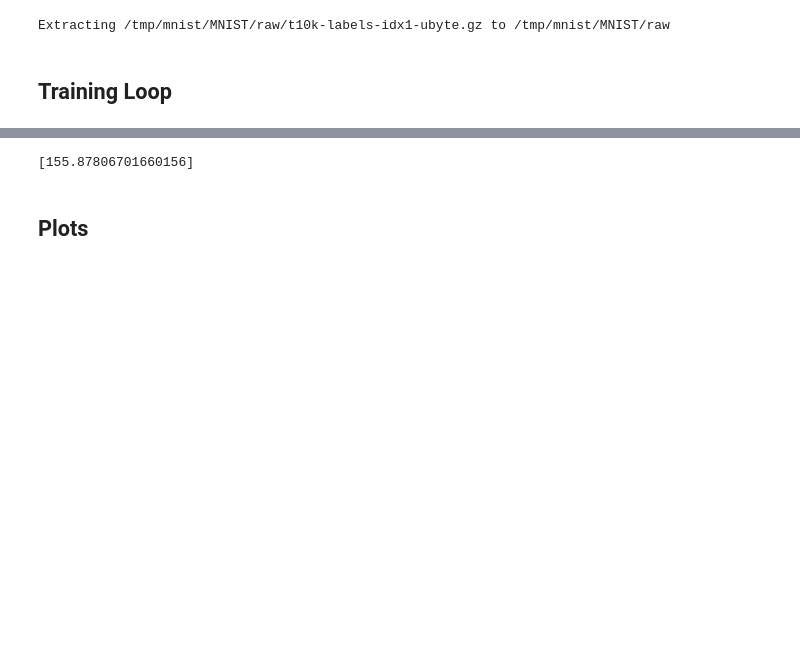
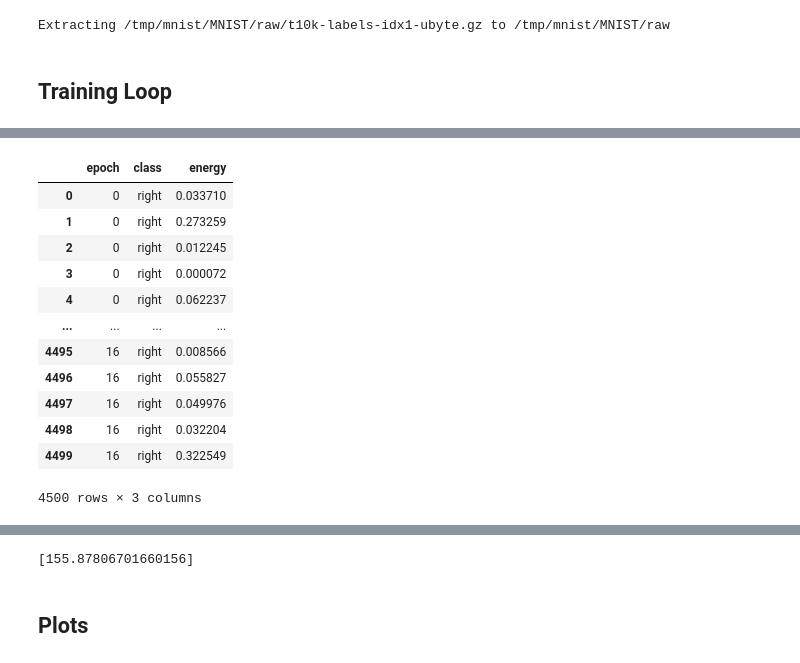
Before and after one commit to katelee168/opt, a Jupyter notebook: Jax_MNIST.ipynb, the cells around one changed output, grey strips where cells are left out. Drawn from its saved outputs; the diff is of its cells as text; code cells hidden in the pictures; blank space fills up the shorter version.

```diff
--- a/Jax_MNIST.ipynb
+++ b/Jax_MNIST.ipynb
@@ -438,5 +506,20 @@ for epoch, energies in zip([0, 5, 10, 15], log_energies):
       new_log_energies.append({'epoch': epoch, 'class': t, 'energy': e})
 # %%
 df = pd.DataFrame(new_log_energies)
+df
+# %% [output]
+|  | epoch | class | energy |
+| 0 | 0 | right | 0.033710 |
+| 1 | 0 | right | 0.273259 |
+| 2 | 0 | right | 0.012245 |
+| 3 | 0 | right | 0.000072 |
+| 4 | 0 | right | 0.062237 |
+| ... | ... | ... | ... |
+| 4495 | 16 | right | 0.008566 |
+| 4496 | 16 | right | 0.055827 |
+| 4497 | 16 | right | 0.049976 |
+| 4498 | 16 | right | 0.032204 |
+| 4499 | 16 | right | 0.322549 |
+4500 rows × 3 columns
 # %%
 sns.boxplot(x='class', y='energy', hue='epoch', data=df)
```
Also changed, not shown: parts of 19 cells of this notebook.
